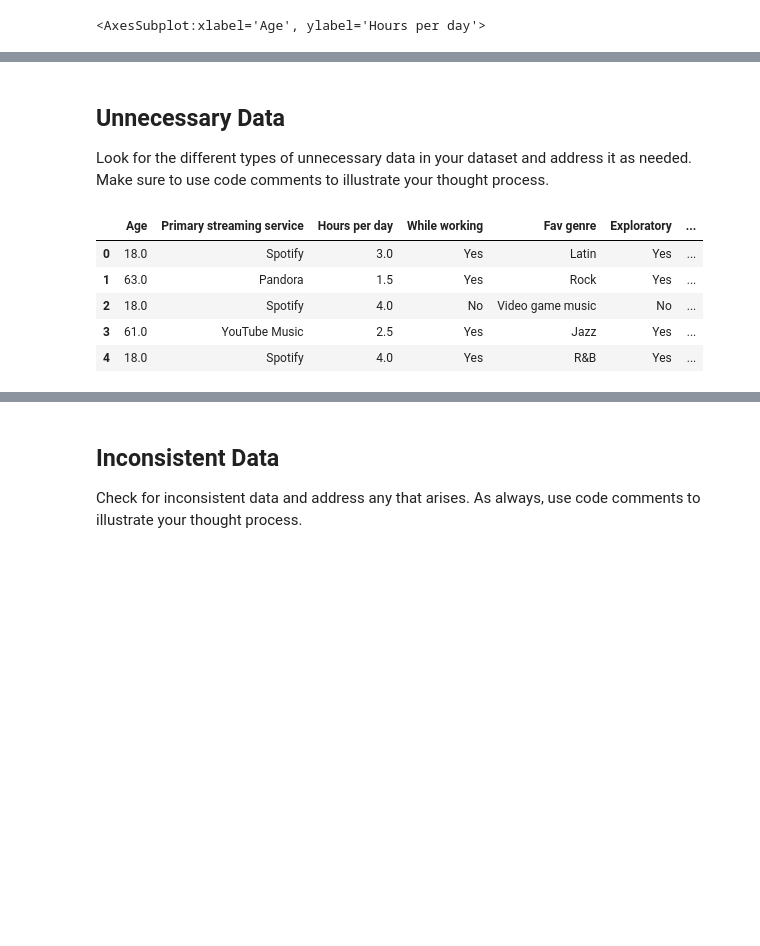
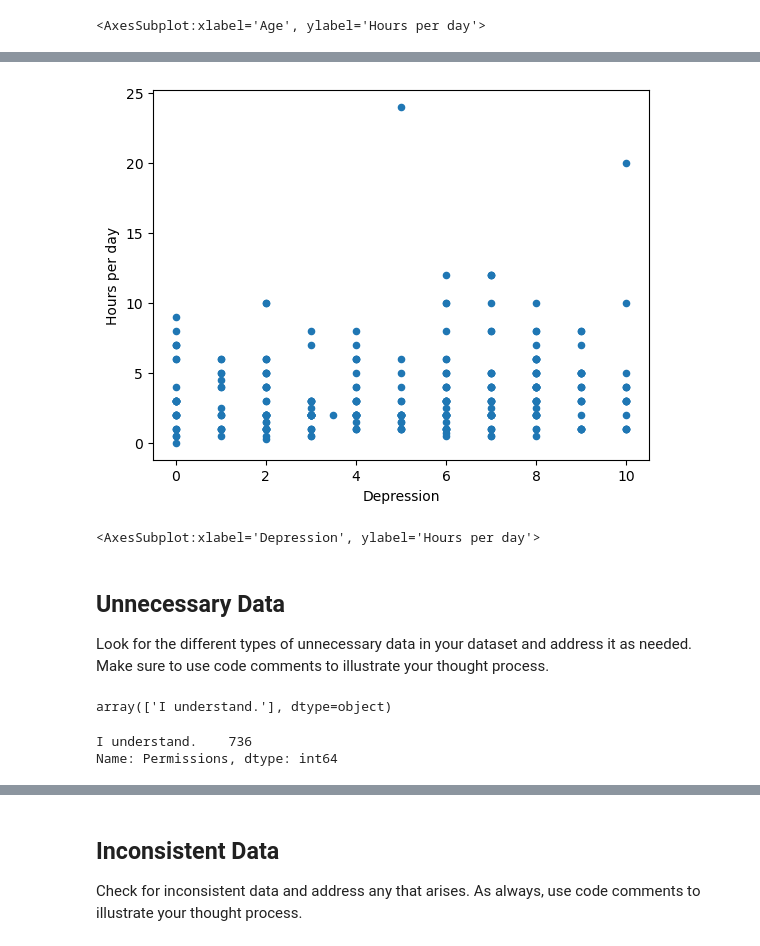
Before and after one commit to dbrazi/cleaning-data-checkpoint, a Jupyter notebook: checkpoint-three.ipynb, the cells around one changed output, grey strips where cells are left out. Drawn from its saved outputs; the diff is of its cells as text; code cells hidden in the pictures; blank space fills up the shorter version.

Commit message:
added here

```diff
--- a/checkpoint-three.ipynb
+++ b/checkpoint-three.ipynb
@@ -109,24 +134,24 @@ Detect outliers in your dataset and handle them as needed. Use code comments to
+# %%
+#since the data does have 4 other columns with numerical data (outside of the BPM since it has so may null values) I will also use a scatterplot to
+#detect if there are any outliers here
+#while the data is in a scale range, I want to make sure that no respondents put info outside of the 1-10 range that might skew the data
+#I've run the scatterplot through each mental health condition and found no outliers
+df.head(300).plot(x= 'Depression', y= 'Hours per day', kind = 'scatter')
+# %% [output]
+[figure, added]
+<AxesSubplot:xlabel='Depression', ylabel='Hours per day'>
 # %% [markdown]
 ## Unnecessary Data
 
 Look for the different types of unnecessary data in your dataset and address it as needed. Make sure to use code comments to illustrate your thought process.
+# %%
+df['Permissions'].unique()
+# %% [output]
+array(['I understand.'], dtype=object)
 # %%
-#df['Permissions'].unique()
-#df['Permissions'].value_counts()
+df['Permissions'].value_counts()
 #I am considering removing the permissions table and I wanted to check for any unique values in case a responder chose against giving consent for their info to be used
 #it looks like all of the responders gave consent for their results to be used, for now I will keep the column although since the data is all under the same permission grant this column may be removed in the future
-
-#df.drop(['Timestamp'], axis=1)
-#I am going to remove the 'Timestamp' column since the information here is not relevant to the analysis
-
-#I have also decided to remove the 'instrumentalist' and 'composer' columns since the dataset info shows that these represent whether the responder plays an
-#instrument or composes music on their own, which is also irrelevant to the business questions and analysis questions being asked for this dataset
-# df2 = df.drop(['Instrumentalist', 'Composer'], axis=1)
-# df2.head()
 # %% [output]
-|  | Age | Primary streaming service | Hours per day | While working | Fav genre | Exploratory | ... |
-| 0 | 18.0 | Spotify | 3.0 | Yes | Latin | Yes | ... |
-| 1 | 63.0 | Pandora | 1.5 | Yes | Rock | Yes | ... |
-| 2 | 18.0 | Spotify | 4.0 | No | Video game music | No | ... |
-| 3 | 61.0 | YouTube Music | 2.5 | Yes | Jazz | Yes | ... |
-| 4 | 18.0 | Spotify | 4.0 | Yes | R&B | Yes | ... |
+I understand.    736
+Name: Permissions, dtype: int64
```
Also changed, not shown: parts of 11 cells of this notebook.
